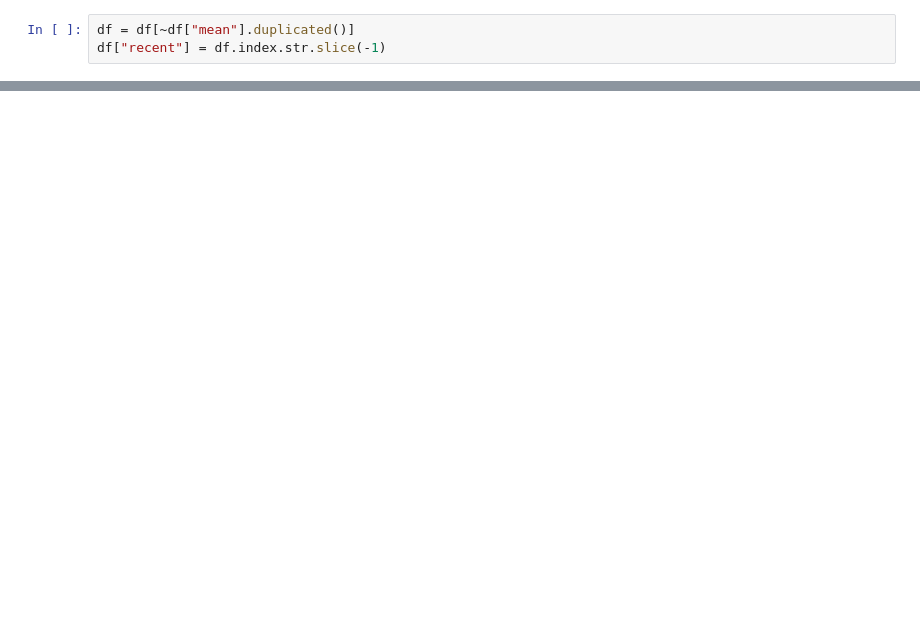
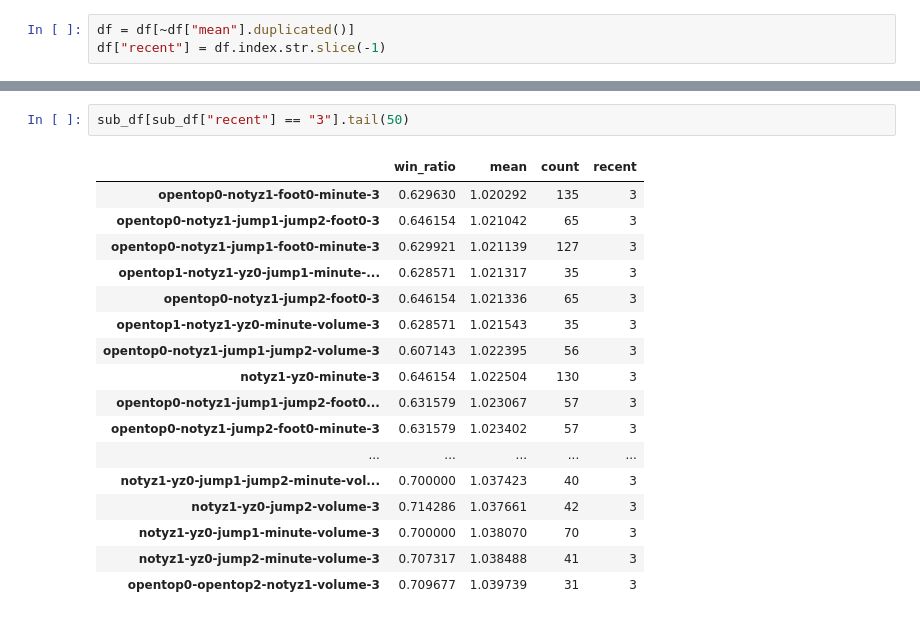
Before and after one commit to StockFucker/top, a Jupyter notebook: top.ipynb, the cells around one changed output, grey strips where cells are left out. Cells and saved outputs as stored; diff of their text form; blank space fills up the shorter version.

```diff
--- a/top.ipynb
+++ b/top.ipynb
@@ -110,2 +119,22 @@ sub_df[sub_df["recent"] == "3"].tail(20)
 | opentop0-opentop2-notyz1-volume-3 | 0.709677 | 1.039739 | 31 | 3 |
+# %%
+sub_df[sub_df["recent"] == "3"].tail(50)
+# %% [output]
+|  | win_ratio | mean | count | recent |
+| opentop0-notyz1-foot0-minute-3 | 0.629630 | 1.020292 | 135 | 3 |
+| opentop0-notyz1-jump1-jump2-foot0-3 | 0.646154 | 1.021042 | 65 | 3 |
+| opentop0-notyz1-jump1-foot0-minute-3 | 0.629921 | 1.021139 | 127 | 3 |
+| opentop1-notyz1-yz0-jump1-minute-... | 0.628571 | 1.021317 | 35 | 3 |
+| opentop0-notyz1-jump2-foot0-3 | 0.646154 | 1.021336 | 65 | 3 |
+| opentop1-notyz1-yz0-minute-volume-3 | 0.628571 | 1.021543 | 35 | 3 |
+| opentop0-notyz1-jump1-jump2-volume-3 | 0.607143 | 1.022395 | 56 | 3 |
+| notyz1-yz0-minute-3 | 0.646154 | 1.022504 | 130 | 3 |
+| opentop0-notyz1-jump1-jump2-foot0... | 0.631579 | 1.023067 | 57 | 3 |
+| opentop0-notyz1-jump2-foot0-minute-3 | 0.631579 | 1.023402 | 57 | 3 |
+| ... | ... | ... | ... | ... |
+| notyz1-yz0-jump1-jump2-minute-vol... | 0.700000 | 1.037423 | 40 | 3 |
+| notyz1-yz0-jump2-volume-3 | 0.714286 | 1.037661 | 42 | 3 |
+| notyz1-yz0-jump1-minute-volume-3 | 0.700000 | 1.038070 | 70 | 3 |
+| notyz1-yz0-jump2-minute-volume-3 | 0.707317 | 1.038488 | 41 | 3 |
+| opentop0-opentop2-notyz1-volume-3 | 0.709677 | 1.039739 | 31 | 3 |
 # %%
```
Also changed, not shown: parts of 8 cells of this notebook, 5 other files.
